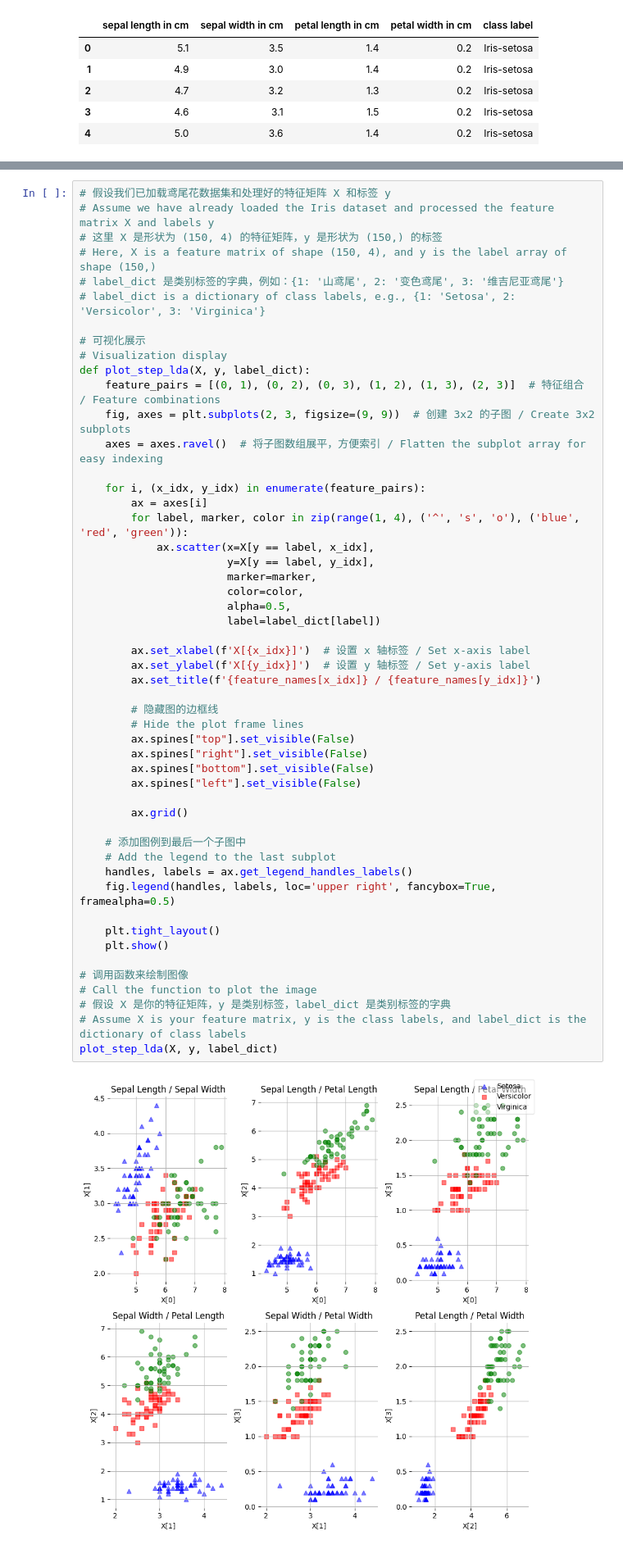
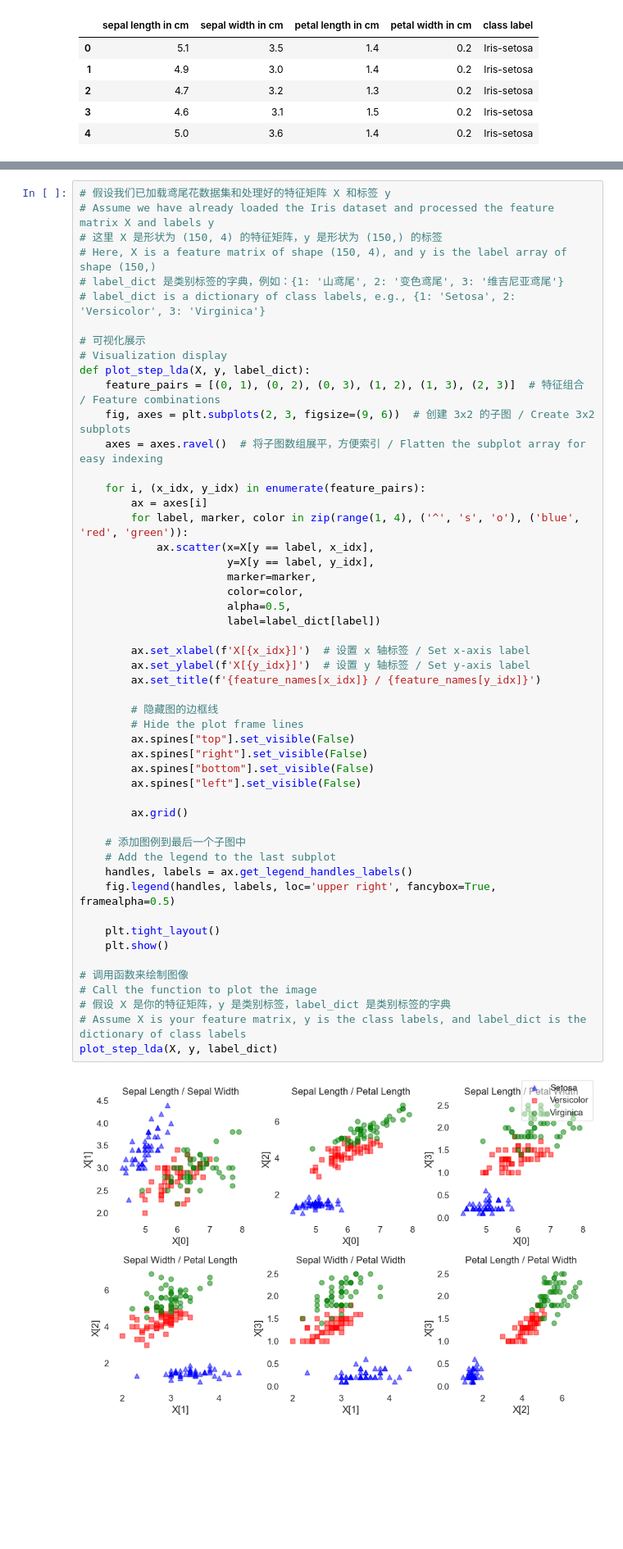
Before and after one commit to luguanxing/MachineLearning-Study, a Jupyter notebook: 降维dimensionality reduction/“鸢尾花”数据降维 Dimensionality Reduction of "Iris" Dataset/analysis.ipynb, the cells around one changed output, grey strips where cells are left out. Shown: that part at 82% size. Saved outputs shown, nothing was run; the diff lists cells and outputs as text; blank space fills up the shorter version.

```diff
--- a/降维dimensionality reduction/“鸢尾花”数据降维 Dimensionality Reduction of "Iris" Dataset/analysis.ipynb
+++ b/降维dimensionality reduction/“鸢尾花”数据降维 Dimensionality Reduction of "Iris" Dataset/analysis.ipynb
@@ -81,7 +77,7 @@ Now, we want data dimensions reduced from the original (150, 4) to (150, 2), thu
 # Visualization display
 def plot_step_lda(X, y, label_dict):
     feature_pairs = [(0, 1), (0, 2), (0, 3), (1, 2), (1, 3), (2, 3)]  # 特征组合 / Feature combinations
-    fig, axes = plt.subplots(2, 3, figsize=(9, 9))  # 创建 3x2 的子图 / Create 3x2 subplots
+    fig, axes = plt.subplots(2, 3, figsize=(9, 6))  # 创建 3x2 的子图 / Create 3x2 subplots
     axes = axes.ravel()  # 将子图数组展平，方便索引 / Flatten the subplot array for easy indexing
 
     for i, (x_idx, y_idx) in enumerate(feature_pairs):
@@ -94,31 +90,31 @@ def plot_step_lda(X, y, label_dict):
                        alpha=0.5,
                        label=label_dict[label])
 
         ax.set_xlabel(f'X[{x_idx}]')  # 设置 x 轴标签 / Set x-axis label
         ax.set_ylabel(f'X[{y_idx}]')  # 设置 y 轴标签 / Set y-axis label
         ax.set_title(f'{feature_names[x_idx]} / {feature_names[y_idx]}')
 
         # 隐藏图的边框线
         # Hide the plot frame lines
         ax.spines["top"].set_visible(False)
         ax.spines["right"].set_visible(False)
         ax.spines["bottom"].set_visible(False)
         ax.spines["left"].set_visible(False)
 
         ax.grid()
 
     # 添加图例到最后一个子图中
     # Add the legend to the last subplot
     handles, labels = ax.get_legend_handles_labels()
     fig.legend(handles, labels, loc='upper right', fancybox=True, framealpha=0.5)
 
     plt.tight_layout()
     plt.show()
 
 # 调用函数来绘制图像
 # Call the function to plot the image
 # 假设 X 是你的特征矩阵，y 是类别标签，label_dict 是类别标签的字典
 # Assume X is your feature matrix, y is the class labels, and label_dict is the dictionary of class labels
 plot_step_lda(X, y, label_dict)
 # %% [output]
-[figure, old version]
+[figure, new version]
```
Also changed, not shown: parts of 4 cells of this notebook.
